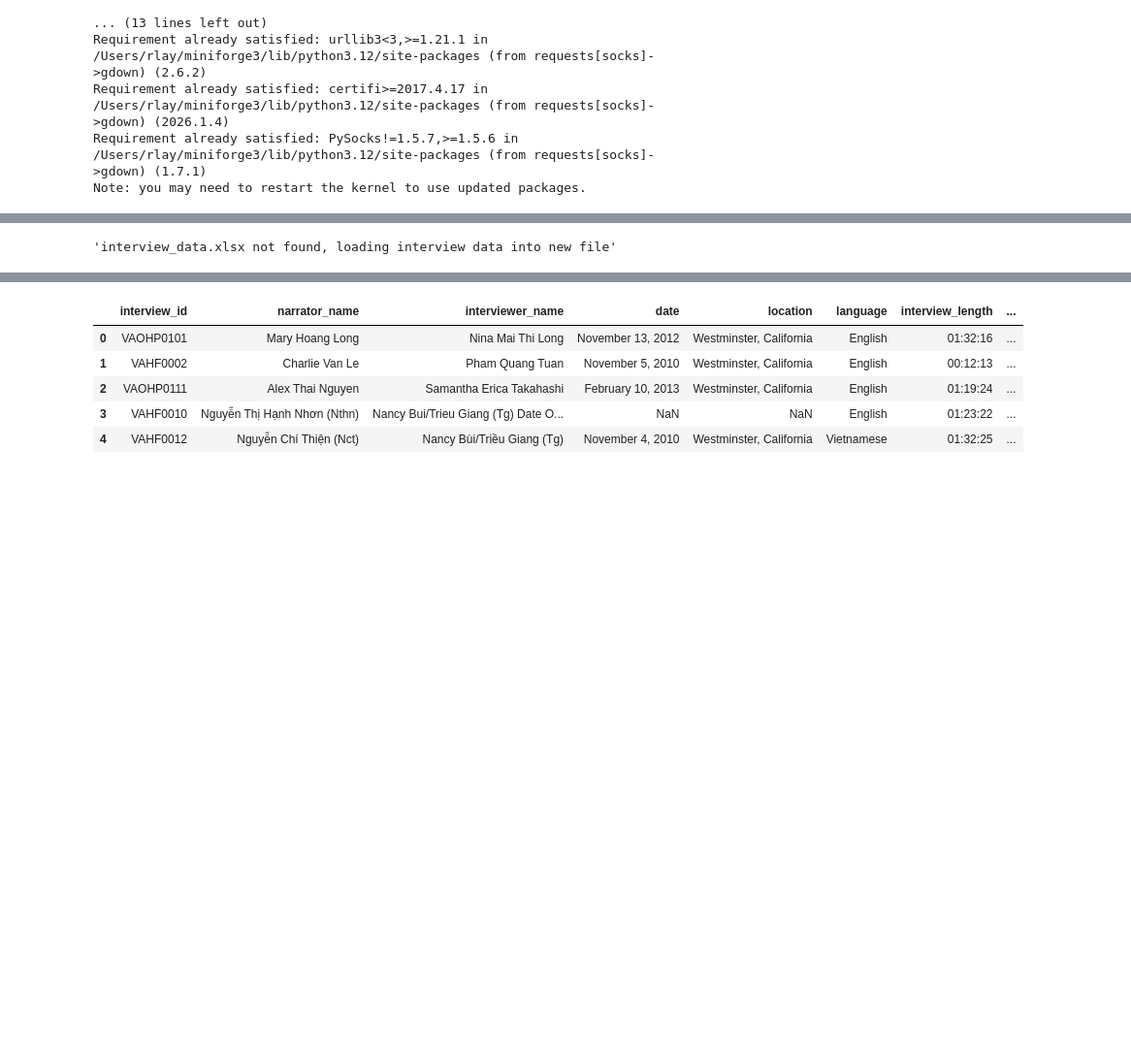
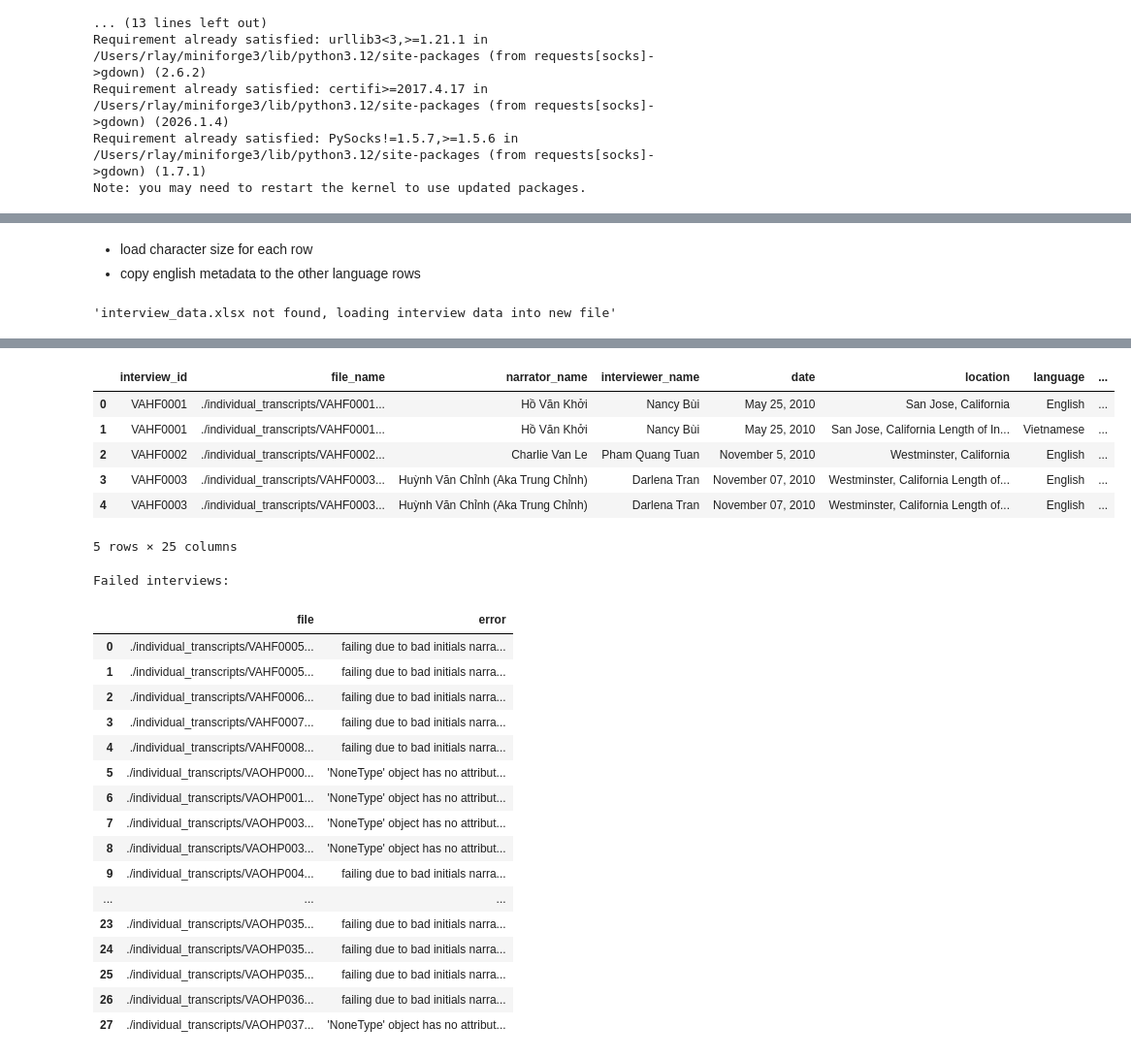
Before and after one commit to not-fritos/26s-curric-803-report, a Jupyter notebook: 26s_CURRIC_803_05_HW_processing.ipynb, the cells around one changed output, grey strips where cells are left out. Shown at 97% size. Drawn from its saved outputs; the diff is of its cells as text; code cells hidden in the pictures; blank space fills up the shorter version.

```diff
--- a/26s_CURRIC_803_05_HW_processing.ipynb
+++ b/26s_CURRIC_803_05_HW_processing.ipynb
@@ -243,5 +256,4 @@ def _get_metadata_patterns():
         'date': r"Date:([\s\S]*?)(?:Location:|Sub-Collection:|Length of Interview:|$)",
         'location': r"Location:([\s\S]*?)(?:Sub-Collection:|Length of Interview:|$)",
         'interview_length': r"Length of Interview:\s+(\d{2}:\d{2}:\d{2})",
-        'sub-collection': r"Sub-Collection:([\s\S]*?)(?:Length of Interview:|$)"
     }
@@ -255,6 +290,7 @@ def _extract_initial_fields(text_content, patterns):
         match = re.search(pattern, text_content, re.IGNORECASE | re.DOTALL)
         if match:
             metadata[key] = match.group(1).strip()
+    metadata['sub-collection'] = extract_sub_collection_simple(text_content)
     return metadata
 # %%
 def _refine_name_field(name_string):
@@ -405,0 +959,12 @@ def _handle_multiple_narrators(text_content, file_name):
+# %%
+def calculate_arrival_wave(arrival_year: int | None) -> str | None:
+    if arrival_year is None:
+        return None
+    if arrival_year < 1975:
+        return "Wave 1"
+    elif arrival_year < 1985:
+        return "Wave 2"
+    elif arrival_year < 1995:
+        return "Wave 3"
+    else:
+        return "Post-1995"
@@ -425,7 +1017,7 @@ def extract_interview_data_for_dataframe(text_content, file_name):
     patterns = _get_metadata_patterns()
     metadata = _extract_initial_fields(processed_text_content, patterns)
 
-    # Add detected language to metadata
+    metadata['file_name'] = file_name
     metadata['language'] = detected_language
 
     # Post-processing and refinement of metadata
@@ -445,8 +1037,23 @@ def extract_interview_data_for_dataframe(text_content, file_name):
     narrator_dialogue, interviewer_dialogue = _parse_speakers_dialogue(
         dialogue_section, metadata['narrator_initials'], metadata['interviewer_initials']
     )
+    metadata['narrator_dialogue_character_count'] = len(narrator_dialogue) if narrator_dialogue else 0
     metadata['narrator_dialogue'] = narrator_dialogue
+    metadata['interviewer_dialogue_character_count'] = len(interviewer_dialogue) if interviewer_dialogue else 0
     metadata['interviewer_dialogue'] = interviewer_dialogue
+
+    # Extract additional metadata if english. non-english will copy the english metadata
+    if metadata['language'] == 'English':
+        metadata['birth_year'] = _extract_birth_year(processed_text_content, interview_year=metadata['date'])
+        metadata['gender'] = _extract_gender(narrator_dialogue, interviewer_dialogue, metadata['narrator_name'])
+        metadata['year_of_arrival'] = _extract_year_of_arrival(processed_text_content)
+        metadata['year_left_country'] = _extract_year_left_country(processed_text_content)
+        metadata['age'] = _calculate_age_at_arrival(metadata['birth_year'], metadata['year_of_arrival'])
+        metadata['generation'] = calculate_generation(metadata['age'])
+        metadata['wave'] = calculate_arrival_wave(metadata['year_of_arrival'])
+        metadata['highest_education'] = _extract_highest_education(processed_text_content)
+    # metadata['birthplace'] = _extract_birthplace(processed_text_content)
+    # metadata['refugee_cohort'] = _extract_refugee_cohort(processed_text_content)
 
     # Clean all string values in the final dictionary
     final_data = _clean_all_values(metadata)
@@ -491,3 +1182,6 @@ for key, value in test.items():
+# %% [markdown]
+- load character size for each row
+- copy english metadata to the other language rows
 # %%
 # attempt to load all files into dataframe
 all_interview_data = []
@@ -504,13 +1198,20 @@ except:
   for i, pdf_file in enumerate(pdf_files):
       print(f"Processing file {i+1}/{len(pdf_files)}: {pdf_file}")
       try:
+
         extracted_data = process_pdf_file(pdf_file)
         all_interview_data.append(extracted_data)
       except Exception as e:
         print(f"Error processing {pdf_file}: {e}")
         failed_interview_files.append(pdf_file)
+        failed_interview_data.append({
+          'file': pdf_file,
+          'error': str(e)
+        })
 
   df = pd.DataFrame(all_interview_data)
+  df = copy_metadata_to_matching_interview_id(df)
+  df = handle_excel_cell_limit(df)
 
   # Reorder columns to place 'interview_id' at the first position
   if 'interview_id' in df.columns:
@@ -519,6 +1220,10 @@ except:
 
   print("\nDataFrame created successfully. First 5 rows:")
   display(df.head())
-  df.to_excel('interview_data.xlsx')
+  df.to_excel('interview_data.xlsx', index=False)
+
+  if failed_interview_data:
+    print("\nFailed interviews:")
+    display(pd.DataFrame(failed_interview_data))
 # %% [output]
 'interview_data.xlsx not found, loading interview data into new file'
@@ -540,8 +1245,27 @@ Processing file 250/250: ./individual_transcripts/VAOHP0378_F01.pdf
 
 DataFrame created successfully. First 5 rows:
-|  | interview_id | narrator_name | interviewer_name | date | location | language | interview_length | ... |
-| 0 | VAOHP0101 | Mary Hoang Long | Nina Mai Thi Long | November 13, 2012 | Westminster, California | English | 01:32:16 | ... |
-| 1 | VAHF0002 | Charlie Van Le | Pham Quang Tuan | November 5, 2010 | Westminster, California | English | 00:12:13 | ... |
-| 2 | VAOHP0111 | Alex Thai Nguyen | Samantha Erica Takahashi | February 10, 2013 | Westminster, California | English | 01:19:24 | ... |
-| 3 | VAHF0010 | Nguyễn Thị Hạnh Nhơn (Nthn) | Nancy Bui/Trieu Giang (Tg) Date O... | NaN | NaN | English | 01:23:22 | ... |
-| 4 | VAHF0012 | Nguyễn Chí Thiện (Nct) | Nancy Bùi/Triều Giang (Tg) | November 4, 2010 | Westminster, California | Vietnamese | 01:32:25 | ... |
+|  | interview_id | file_name | narrator_name | interviewer_name | date | location | language | ... |
+| 0 | VAHF0001 | ./individual_transcripts/VAHF0001... | Hồ Văn Khởi | Nancy Bùi | May 25, 2010 | San Jose, California | English | ... |
+| 1 | VAHF0001 | ./individual_transcripts/VAHF0001... | Hồ Văn Khởi | Nancy Bùi | May 25, 2010 | San Jose, California Length of In... | Vietnamese | ... |
+| 2 | VAHF0002 | ./individual_transcripts/VAHF0002... | Charlie Van Le | Pham Quang Tuan | November 5, 2010 | Westminster, California | English | ... |
+| 3 | VAHF0003 | ./individual_transcripts/VAHF0003... | Huỳnh Văn Chỉnh (Aka Trung Chỉnh) | Darlena Tran | November 07, 2010 | Westminster, California Length of... | English | ... |
+| 4 | VAHF0003 | ./individual_transcripts/VAHF0003... | Huỳnh Văn Chỉnh (Aka Trung Chỉnh) | Darlena Tran | November 07, 2010 | Westminster, California Length of... | English | ... |
+5 rows × 25 columns
+Failed interviews:
+|  | file | error |
+| 0 | ./individual_transcripts/VAHF0005... | failing due to bad initials narra... |
+| 1 | ./individual_transcripts/VAHF0005... | failing due to bad initials narra... |
+| 2 | ./individual_transcripts/VAHF0006... | failing due to bad initials narra... |
+| 3 | ./individual_transcripts/VAHF0007... | failing due to bad initials narra... |
+| 4 | ./individual_transcripts/VAHF0008... | failing due to bad initials narra... |
+| 5 | ./individual_transcripts/VAOHP000... | 'NoneType' object has no attribut... |
+| 6 | ./individual_transcripts/VAOHP001... | 'NoneType' object has no attribut... |
+| 7 | ./individual_transcripts/VAOHP003... | 'NoneType' object has no attribut... |
+| 8 | ./individual_transcripts/VAOHP003... | 'NoneType' object has no attribut... |
+| 9 | ./individual_transcripts/VAOHP004... | failing due to bad initials narra... |
+| ... | ... | ... |
+| 23 | ./individual_transcripts/VAOHP035... | failing due to bad initials narra... |
+| 24 | ./individual_transcripts/VAOHP035... | failing due to bad initials narra... |
+| 25 | ./individual_transcripts/VAOHP035... | failing due to bad initials narra... |
+| 26 | ./individual_transcripts/VAOHP036... | failing due to bad initials narra... |
+| 27 | ./individual_transcripts/VAOHP037... | 'NoneType' object has no attribut... |
```
Also changed, not shown: parts of 32 cells of this notebook, 4 other files.
